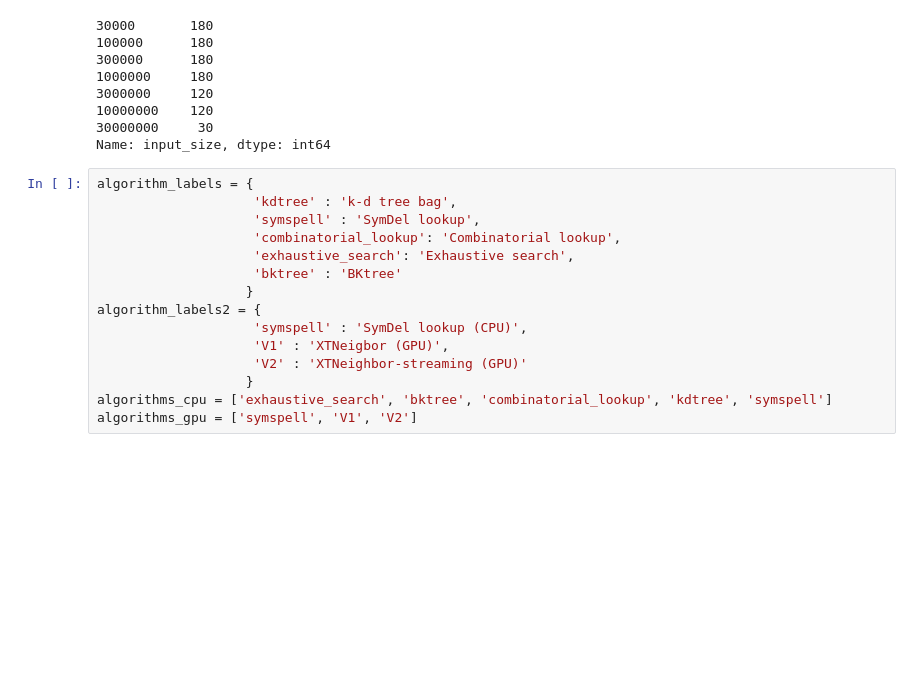
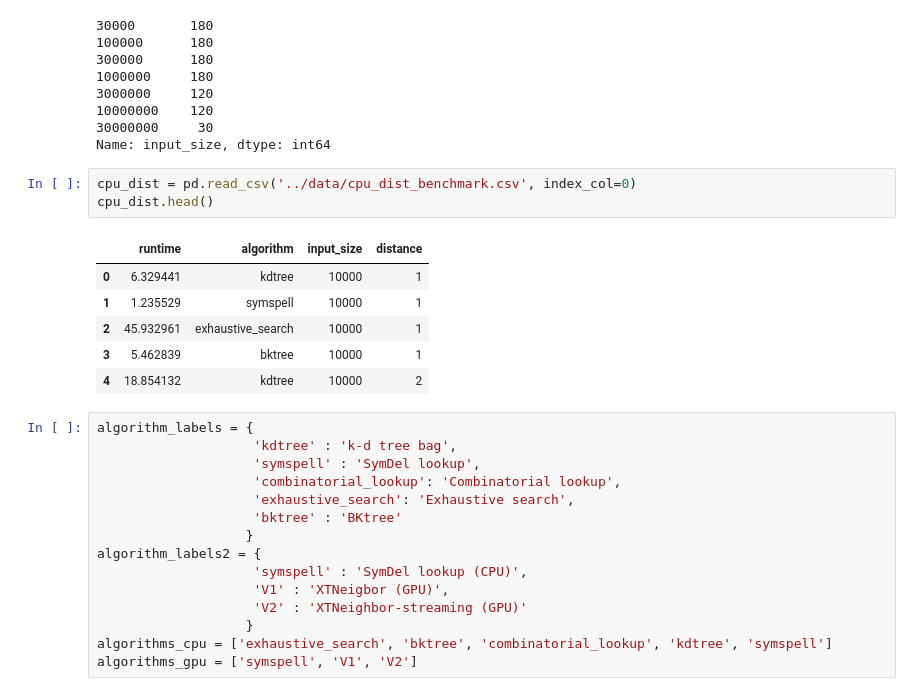
Before and after one commit to heartnetkung/XT-neighbor, a Jupyter notebook: pub/scaling_plots.ipynb, the cells around one changed output. Saved outputs shown, nothing was run; the diff lists cells and outputs as text; blank space fills up the shorter version.

```diff
--- a/pub/scaling_plots.ipynb
+++ b/pub/scaling_plots.ipynb
@@ -40,6 +40,16 @@ gpu['input_size'].value_counts()
 10000000    120
 30000000     30
 Name: input_size, dtype: int64
+# %%
+cpu_dist = pd.read_csv('../data/cpu_dist_benchmark.csv', index_col=0)
+cpu_dist.head()
+# %% [output]
+|  | runtime | algorithm | input_size | distance |
+| 0 | 6.329441 | kdtree | 10000 | 1 |
+| 1 | 1.235529 | symspell | 10000 | 1 |
+| 2 | 45.932961 | exhaustive_search | 10000 | 1 |
+| 3 | 5.462839 | bktree | 10000 | 1 |
+| 4 | 18.854132 | kdtree | 10000 | 2 |
 # %%
 algorithm_labels = {
                     'kdtree' : 'k-d tree bag',
```
Also changed, not shown: parts of 1 cell of this notebook, 1 other file.
